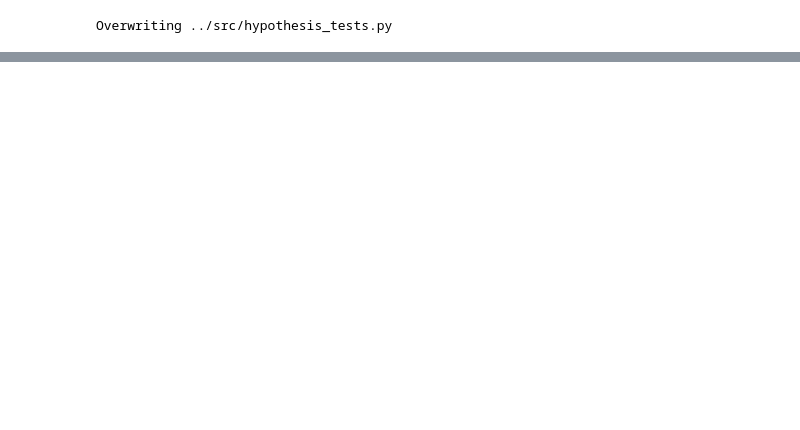
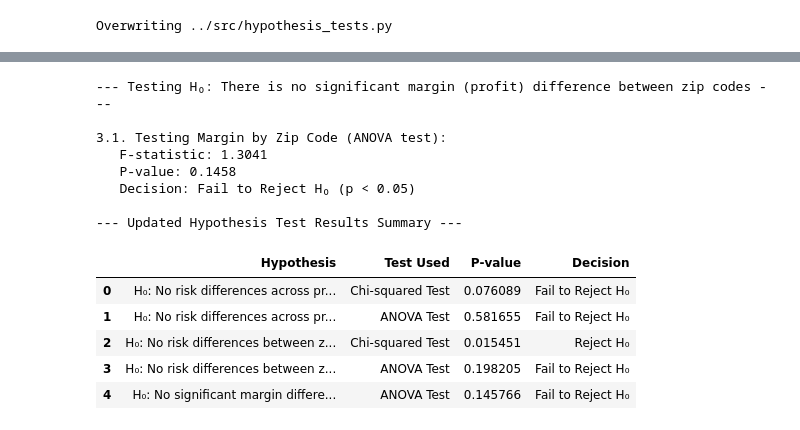
Before and after one commit to kal-endale/Insurance_Risk_Analytics, a Jupyter notebook: notebooks/task-3.ipynb, the cells around one changed output, grey strips where cells are left out. Drawn from its saved outputs; the diff is of its cells as text; code cells hidden in the pictures; blank space fills up the shorter version.

```diff
--- a/notebooks/task-3.ipynb
+++ b/notebooks/task-3.ipynb
@@ -198,0 +321,72 @@ Overwriting ../src/hypothesis_tests.py
+# %%
+print("\n--- Testing H₀: There is no significant margin (profit) difference between zip codes ---")
+
+# --- Test 3.1: Margin by Zip Code (ANOVA test) ---
+print("\n3.1. Testing Margin by Zip Code (ANOVA test):")
+
+# Ensure Margin is available in df_cleaned
+if 'Margin' not in df_cleaned.columns:
+    print("Error: 'Margin' column not found in df_cleaned. Please ensure it's calculated.")
+    anova_results_zip_margin = {'statistic': None, 'p_value': None, 'error': 'Margin column missing'}
+else:
+    # Group Margin values by ZipCode for ANOVA test
+    groups_margin_data = [group['Margin'].values for name, group in df_cleaned.groupby('ZipCode')]
+
+    from scipy.stats import f_oneway
+    if len(groups_margin_data) < 2:
+        anova_results_zip_margin = {'statistic': None, 'p_value': None, 'error': 'Not enough groups for ANOVA'}
+    else:
+        # Filter out empty groups if any
+        groups_margin_data = [g for g in groups_margin_data if len(g) > 0]
+        if len(groups_margin_data) < 2:
+             anova_results_zip_margin = {'statistic': None, 'p_value': None, 'error': 'Not enough groups for ANOVA after filtering empty'}
+        else:
+            f_statistic, p_value = f_oneway(*groups_margin_data)
+            anova_results_zip_margin = {
+                'statistic': f_statistic,
+                'p_value': p_value
+            }
+
+
+if anova_results_zip_margin['statistic'] is not None:
+    print(f"   F-statistic: {anova_results_zip_margin['statistic']:.4f}")
+    print(f"   P-value: {anova_results_zip_margin['p_value']:.4f}")
+
+    p_value_zip_margin = anova_results_zip_margin['p_value']
+    decision_zip_margin = "Reject H₀" if p_value_zip_margin < 0.05 else "Fail to Reject H₀"
+    print(f"   Decision: {decision_zip_margin} (p < 0.05)")
+
+    hypothesis_results.append({
+        'Hypothesis': 'H₀: No significant margin difference between zip codes',
+        'Test Used': 'ANOVA Test',
+        'P-value': p_value_zip_margin,
+        'Decision': decision_zip_margin
+    })
+else:
+    print(f"   Error: {anova_results_zip_margin['error']}")
+    hypothesis_results.append({
+        'Hypothesis': 'H₀: No significant margin difference between zip codes',
+        'Test Used': 'ANOVA Test',
+        'P-value': None,
+        'Decision': 'Not enough data'
+    })
+
+
+# Display the updated results table
+print("\n--- Updated Hypothesis Test Results Summary ---")
+display(pd.DataFrame(hypothesis_results))
+# %% [output]
+--- Testing H₀: There is no significant margin (profit) difference between zip codes ---
+
+3.1. Testing Margin by Zip Code (ANOVA test):
+   F-statistic: 1.3041
+   P-value: 0.1458
+   Decision: Fail to Reject H₀ (p < 0.05)
+
+--- Updated Hypothesis Test Results Summary ---
+|  | Hypothesis | Test Used | P-value | Decision |
+| 0 | H₀: No risk differences across pr... | Chi-squared Test | 0.076089 | Fail to Reject H₀ |
+| 1 | H₀: No risk differences across pr... | ANOVA Test | 0.581655 | Fail to Reject H₀ |
+| 2 | H₀: No risk differences between z... | Chi-squared Test | 0.015451 | Reject H₀ |
+| 3 | H₀: No risk differences between z... | ANOVA Test | 0.198205 | Fail to Reject H₀ |
+| 4 | H₀: No significant margin differe... | ANOVA Test | 0.145766 | Fail to Reject H₀ |
```
Also changed, not shown: parts of 5 cells of this notebook, 3 other files.
